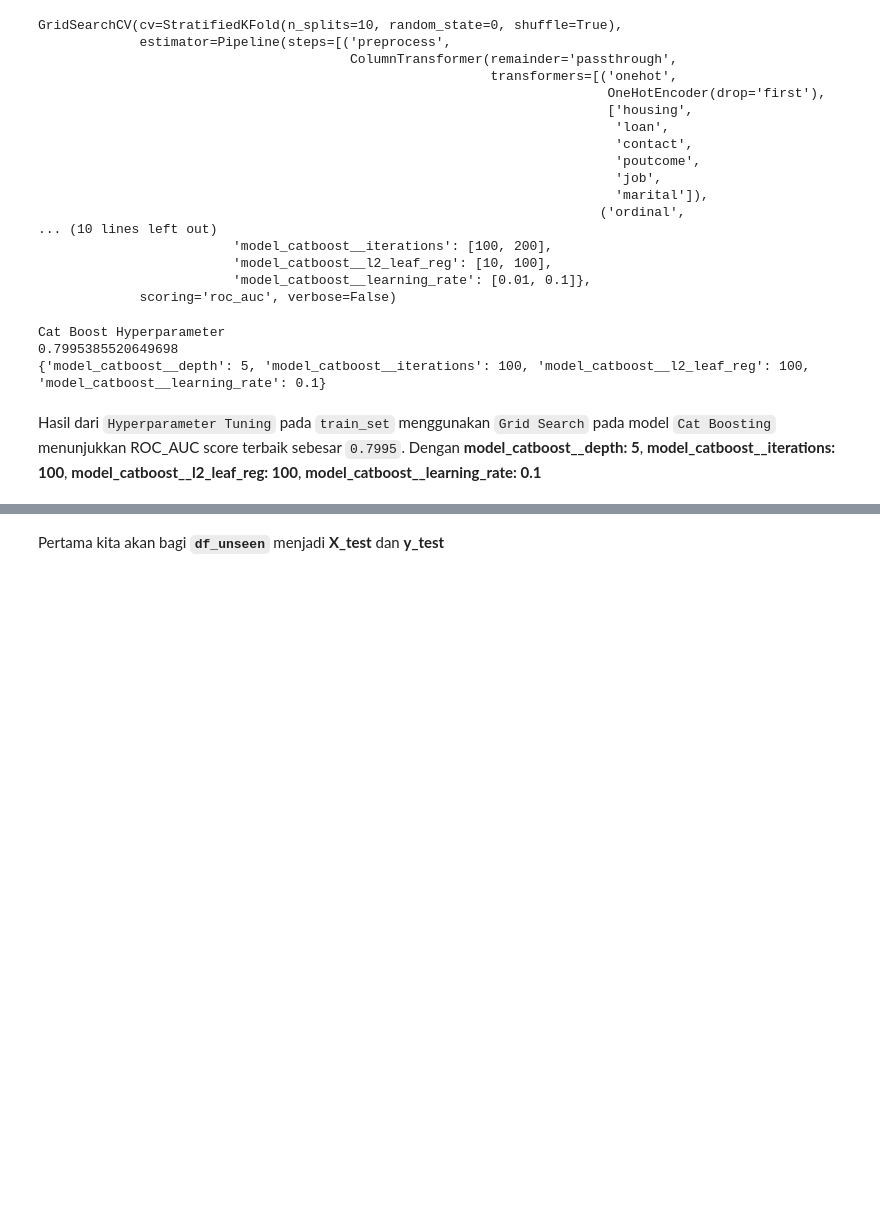
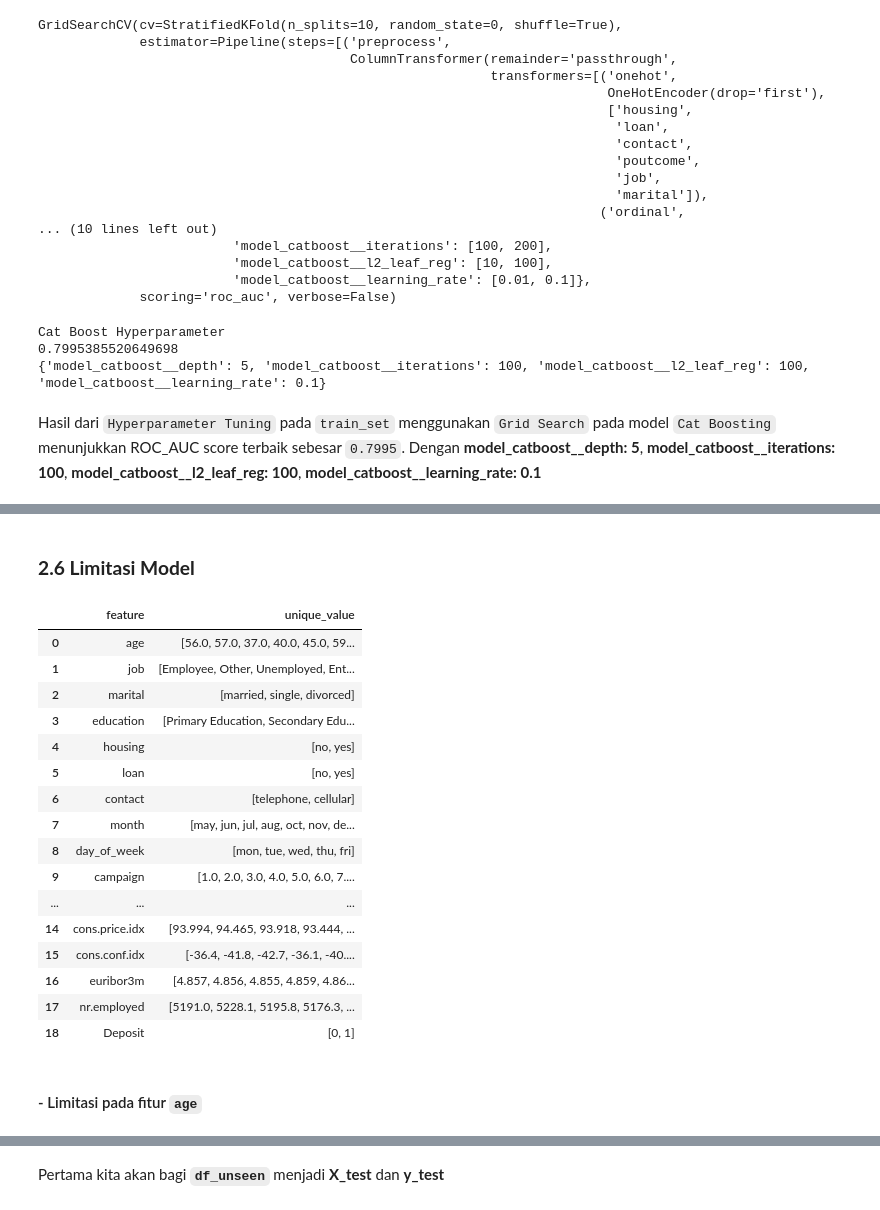
Before and after one commit to PurwadhikaDev/DeltaGroup_JC_DS_FT_Jogja_01_FinalProject, a Jupyter notebook: notebooks/Delta-3.0-Modeling-ML.ipynb, the cells around one changed output, grey strips where cells are left out. Cells and saved outputs as stored; diff of their text form; code cells hidden in the pictures; blank space fills up the shorter version.

```diff
--- a/notebooks/Delta-3.0-Modeling-ML.ipynb
+++ b/notebooks/Delta-3.0-Modeling-ML.ipynb
@@ -1106,0 +990,33 @@ shap.summary_plot(shap_values, X_train_2,feature_names = feature_names)
+# %% [markdown]
+### **2.6 Limitasi Model**
+# %%
+# Check karakteristik dataset
+
+InitialAss = pd.DataFrame(
+        {
+        'feature': df.columns.values,
+        'unique_value': [df[col].unique() for col in df.columns]
+        }
+    )
+pd.set_option('max_colwidth', None)
+InitialAss
+# %% [output]
+|  | feature | unique_value |
+| 0 | age | [56.0, 57.0, 37.0, 40.0, 45.0, 59... |
+| 1 | job | [Employee, Other, Unemployed, Ent... |
+| 2 | marital | [married, single, divorced] |
+| 3 | education | [Primary Education, Secondary Edu... |
+| 4 | housing | [no, yes] |
+| 5 | loan | [no, yes] |
+| 6 | contact | [telephone, cellular] |
+| 7 | month | [may, jun, jul, aug, oct, nov, de... |
+| 8 | day_of_week | [mon, tue, wed, thu, fri] |
+| 9 | campaign | [1.0, 2.0, 3.0, 4.0, 5.0, 6.0, 7.... |
+| ... | ... | ... |
+| 14 | cons.price.idx | [93.994, 94.465, 93.918, 93.444, ... |
+| 15 | cons.conf.idx | [-36.4, -41.8, -42.7, -36.1, -40.... |
+| 16 | euribor3m | [4.857, 4.856, 4.855, 4.859, 4.86... |
+| 17 | nr.employed | [5191.0, 5228.1, 5195.8, 5176.3, ... |
+| 18 | Deposit | [0, 1] |
+# %% [markdown]
+#### - Limitasi pada fitur `age`
```
Also changed, not shown: parts of 112 cells of this notebook, 3 other files.
